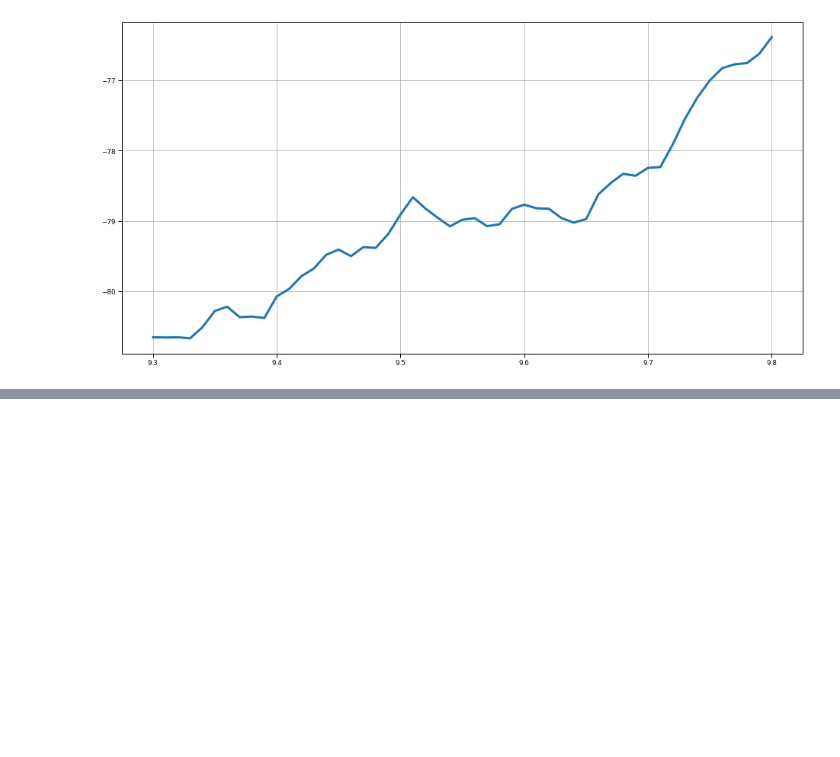
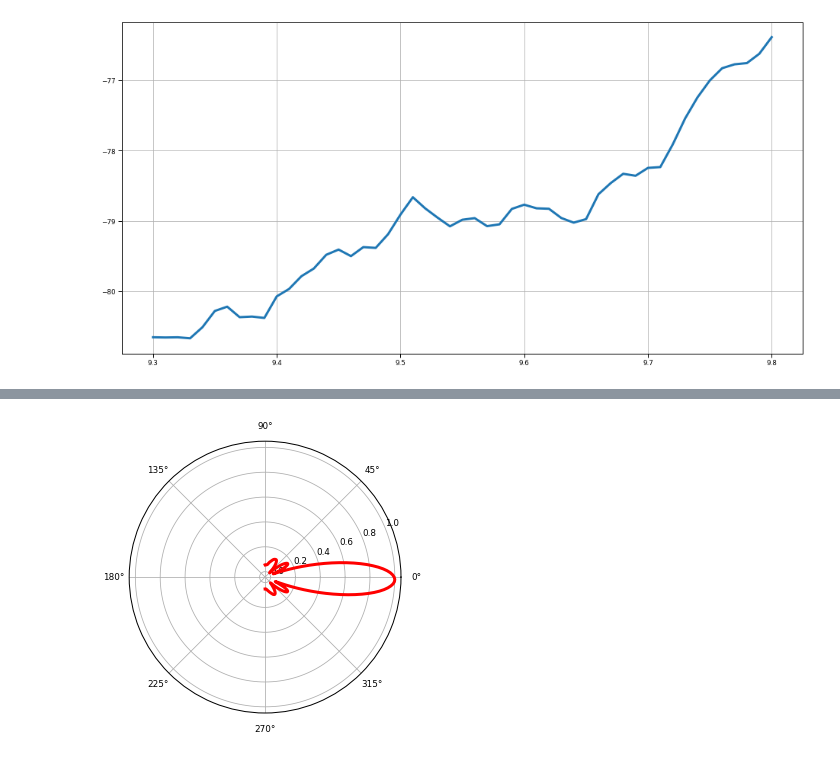
Before and after one commit to MargaritaWraith/DN_csv_parser, a Jupyter notebook: ParsedCSV.ipynb, the cells around one changed output, grey strips where cells are left out. Cells and saved outputs as stored; diff of their text form; code cells hidden in the pictures; blank space fills up the shorter version.

```diff
--- a/ParsedCSV.ipynb
+++ b/ParsedCSV.ipynb
@@ -122,0 +103,9 @@ ax.grid()
+# %%
+fig = plt.figure()
+ax1 = fig.add_subplot(111, polar=True)
+ax1.plot(df_f95_S34["AzimuthRad"], df_f95_S34["LinAmpl"]/df_f95_S34["LinAmpl"].max(), 'r', linewidth = 3)
+fig.set_figheight(5)
+# fig.set_figwidth(5)
+plt.show()
+# %% [output]
+[figure, added]
```
Also changed, not shown: parts of 4 cells of this notebook.
